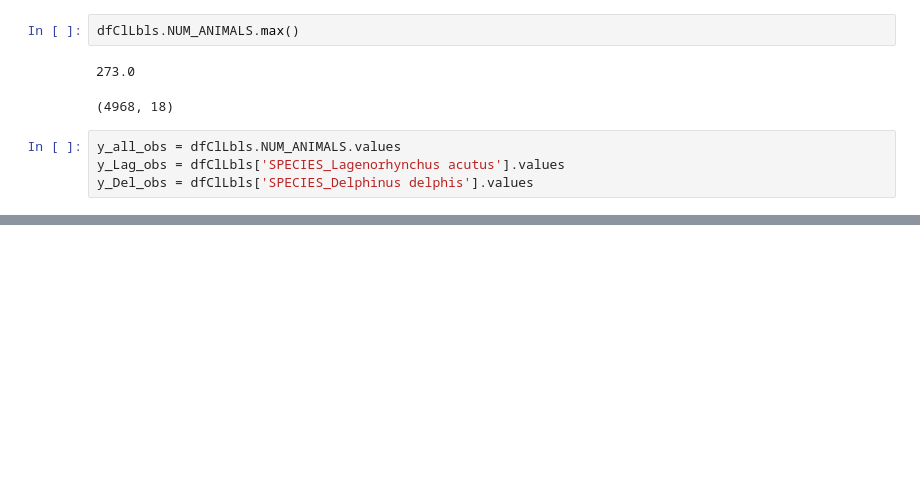
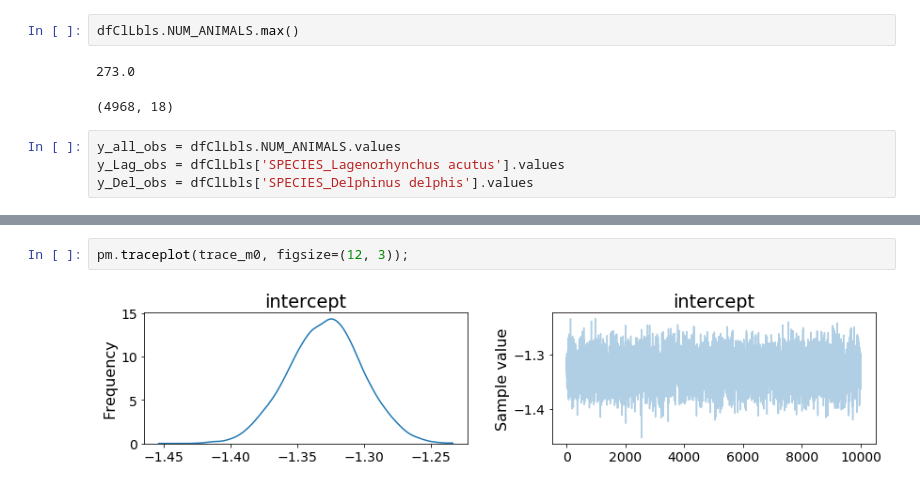
Before and after one commit to madHatter106/beaching, a Jupyter notebook: V2_1709/ML_Poisson_1.ipynb, the cells around one changed output, grey strips where cells are left out. Saved outputs shown, nothing was run; the diff lists cells and outputs as text; blank space fills up the shorter version.

```diff
--- a/V2_1709/ML_Poisson_1.ipynb
+++ b/V2_1709/ML_Poisson_1.ipynb
@@ -111,3 +121,7 @@ y_Del_obs = dfClLbls['SPECIES_Delphinus delphis'].values
+# %%
+pm.traceplot(trace_m0, figsize=(12, 3));
+# %% [output]
+[figure, added]
 # %%
 with pm.Model() as m1:
     intercept = pm.Normal('intercept', 0, 100)
```
Also changed, not shown: parts of 16 cells of this notebook, 3 other files.
